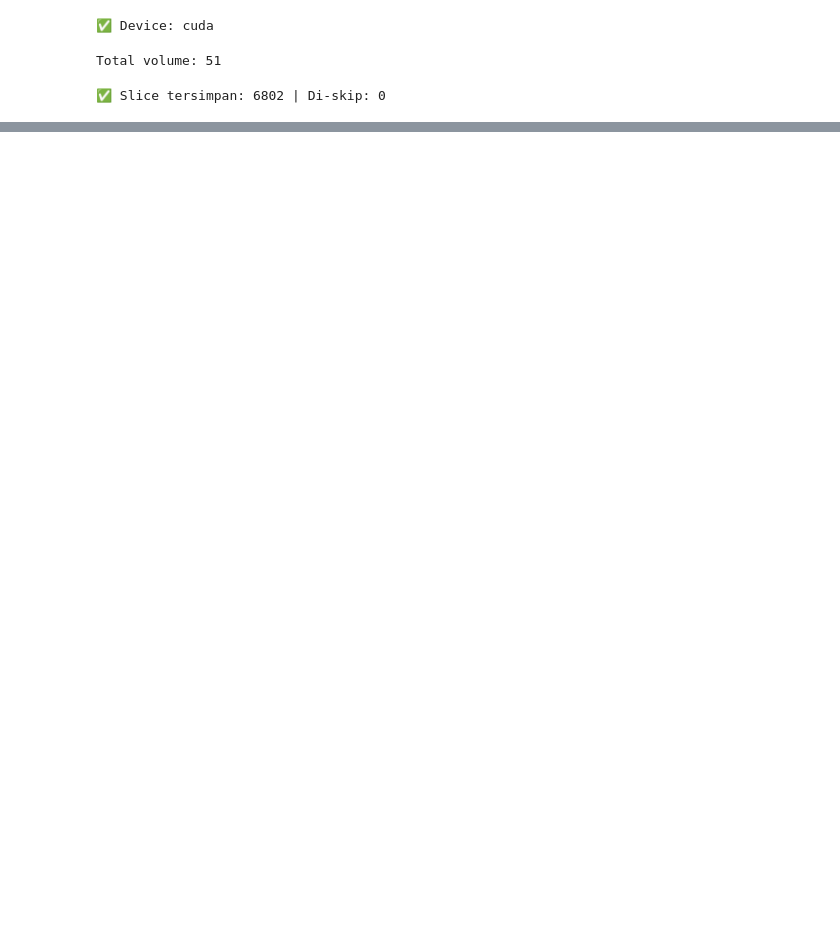
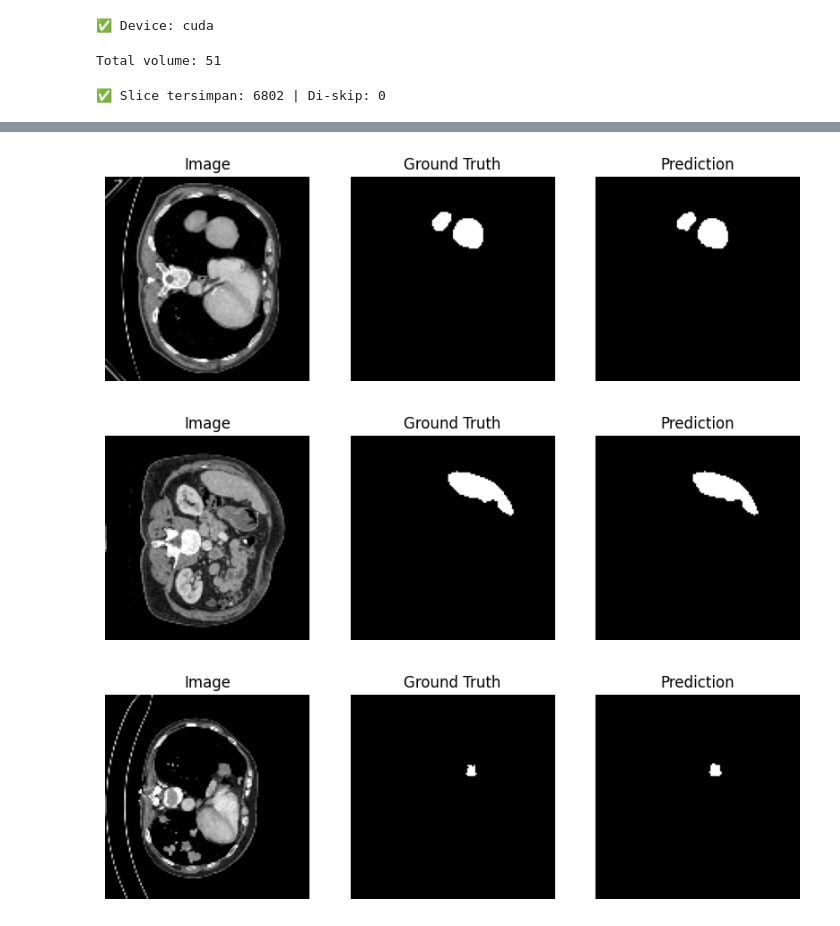
Before and after one commit to ercenttannius123/Liver-Tumor-Detection, a Jupyter notebook: Liver Tumor Segmentation.ipynb, the cells around one changed output, grey strips where cells are left out. Cells and saved outputs as stored; diff of their text form; code cells hidden in the pictures; blank space fills up the shorter version.

```diff
--- a/Liver Tumor Segmentation.ipynb
+++ b/Liver Tumor Segmentation.ipynb
@@ -254,20 +346,29 @@ class DiceBCELoss(nn.Module):
     def __init__(self, smooth=1):
         super().__init__()
         self.smooth = smooth
+
     def forward(self, pred, target):
         pred_f   = pred.view(-1)
         target_f = target.view(-1)
+
         intersection = (pred_f * target_f).sum()
+
         dice_loss = 1 - (2. * intersection + self.smooth) / \
                         (pred_f.sum() + target_f.sum() + self.smooth)
+
         bce_loss = nn.BCELoss()(pred, target)
+
         return dice_loss + bce_loss
+
 
 def compute_metrics(pred, target, threshold=0.5):
     pred_bin  = (pred > threshold).float()
+
     pred_np   = pred_bin.cpu().numpy().flatten().astype(int)
     target_np = target.cpu().numpy().flatten().astype(int)
+
     tn, fp, fn, tp = confusion_matrix(target_np, pred_np, labels=[0,1]).ravel()
+
     return dict(
         accuracy    = (tp + tn) / (tp + tn + fp + fn + 1e-8),
         precision   = tp / (tp + fp + 1e-8),
@@ -277,8 +378,11 @@ def compute_metrics(pred, target, threshold=0.5):
         jaccard     = tp / (tp + fp + fn + 1e-8),
     )
 
-loss_fn   = DiceBCELoss().to(DEVICE)
-optimizer = optim.Adam(model.parameters(), lr=LEARNING_RATE)
-scheduler = optim.lr_scheduler.ReduceLROnPlateau(optimizer, patience=3, factor=0.5)
-print("✅ Loss, Optimizer, Metrics siap!")
+models = {
+    "CNN": SimpleCNN().to(DEVICE),
+    "SegNet": SimpleSegNet().to(DEVICE),
+    "UNet": UNet().to(DEVICE)
+}
+
+print("✅ Semua model siap!")
 # %% [output]
@@ -604,0 +589,42 @@ print("✅ Semua file ter-download!")
+# %%
+import matplotlib.pyplot as plt
+
+# ambil model terbaik (UNet)
+model = models["UNet"]
+model.load_state_dict(torch.load("/content/best_UNet.pth"))
+model.eval()
+
+# ambil 1 batch dari validation
+imgs, masks = next(iter(val_loader))
+imgs, masks = imgs.to(DEVICE), masks.to(DEVICE)
+
+with torch.no_grad():
+    preds = model(imgs)
+
+# tampilkan 3 sample
+for i in range(3):
+    plt.figure(figsize=(10,3))
+
+    # ORIGINAL IMAGE
+    plt.subplot(1,3,1)
+    plt.imshow(imgs[i].cpu().squeeze(), cmap='gray')
+    plt.title("Image")
+    plt.axis("off")
+
+    # GROUND TRUTH
+    plt.subplot(1,3,2)
+    plt.imshow(masks[i].cpu().squeeze(), cmap='gray')
+    plt.title("Ground Truth")
+    plt.axis("off")
+
+    # PREDICTION
+    plt.subplot(1,3,3)
+    plt.imshow((preds[i].cpu().squeeze() > 0.5), cmap='gray')
+    plt.title("Prediction")
+    plt.axis("off")
+
+    plt.show()
+# %% [output]
+[figure, added]
+[figure, added]
+[figure, added]
```
Also changed, not shown: parts of 13 cells of this notebook.
